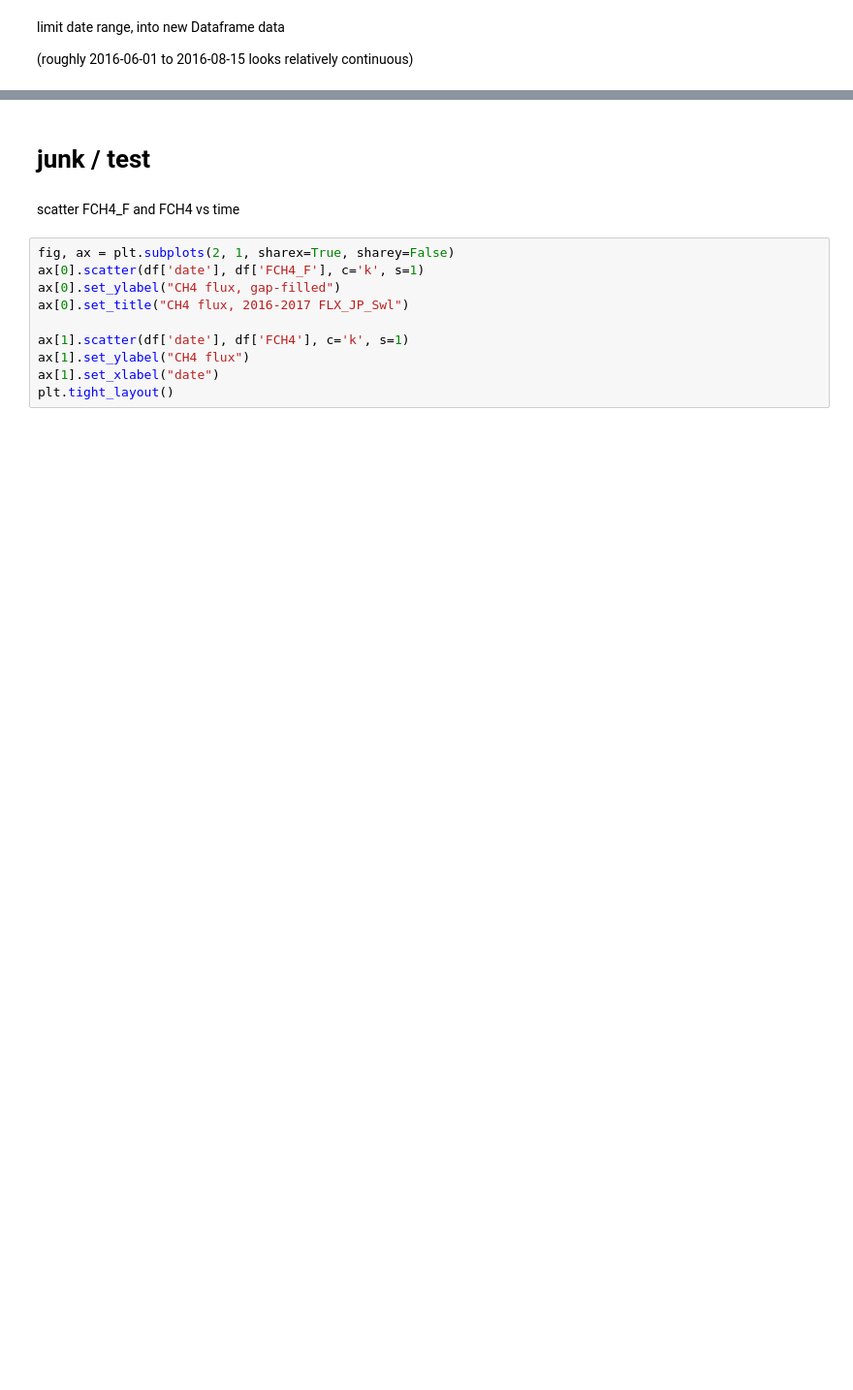
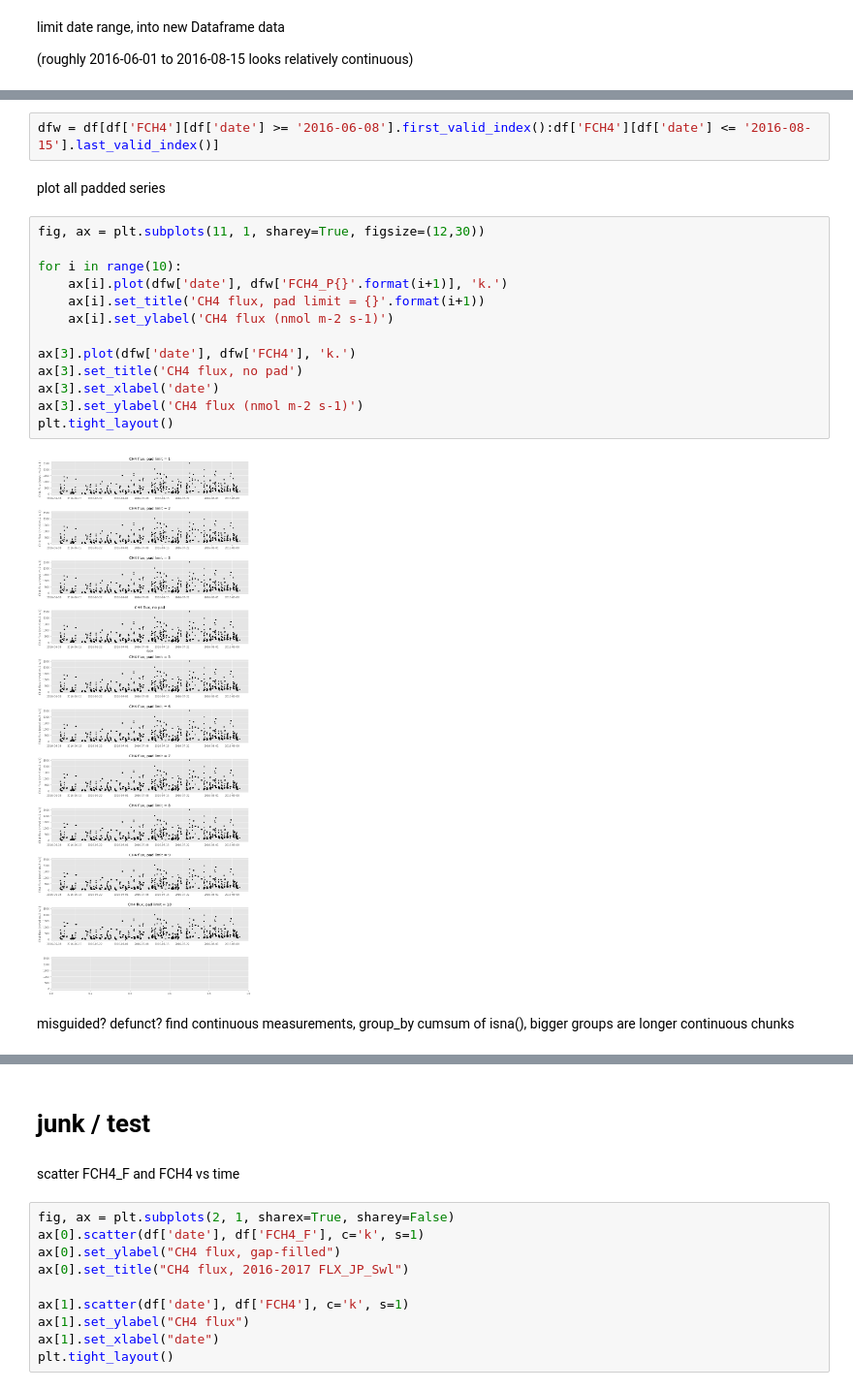
Before and after one commit to ottobriner/wavelet-partition, a Jupyter notebook: wavelet-partition.ipynb, the cells around one changed output, grey strips where cells are left out. Shown at 97% size. Drawn from its saved outputs; the diff is of its cells as text; blank space fills up the shorter version.

```diff
--- a/wavelet-partition.ipynb
+++ b/wavelet-partition.ipynb
@@ -77,0 +77,21 @@ gap-filling is adding some serious fluctuations in gaps of seemingly days? I wan
+# %%
+dfw = df[df['FCH4'][df['date'] >= '2016-06-08'].first_valid_index():df['FCH4'][df['date'] <= '2016-08-15'].last_valid_index()]
+# %% [markdown]
+plot all padded series
+# %%
+fig, ax = plt.subplots(11, 1, sharey=True, figsize=(12,30))
+
+for i in range(10):
+    ax[i].plot(dfw['date'], dfw['FCH4_P{}'.format(i+1)], 'k.')
+    ax[i].set_title('CH4 flux, pad limit = {}'.format(i+1))
+    ax[i].set_ylabel('CH4 flux (nmol m-2 s-1)')
+
+ax[3].plot(dfw['date'], dfw['FCH4'], 'k.')
+ax[3].set_title('CH4 flux, no pad')
+ax[3].set_xlabel('date')
+ax[3].set_ylabel('CH4 flux (nmol m-2 s-1)')
+plt.tight_layout()
+# %% [output]
+[figure, added]
+# %% [markdown]
+misguided? defunct? find continuous measurements, group_by cumsum of isna(), bigger groups are longer continuous chunks
```
Also changed, not shown: parts of 19 cells of this notebook.
